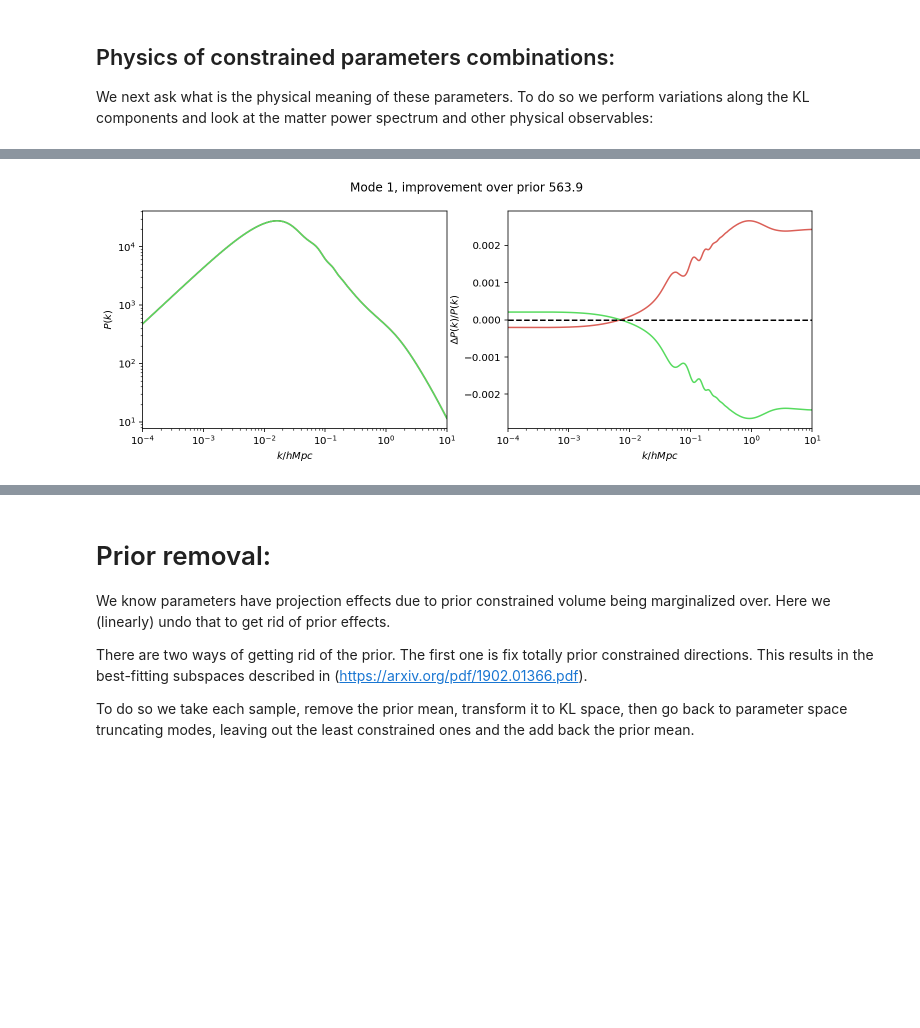
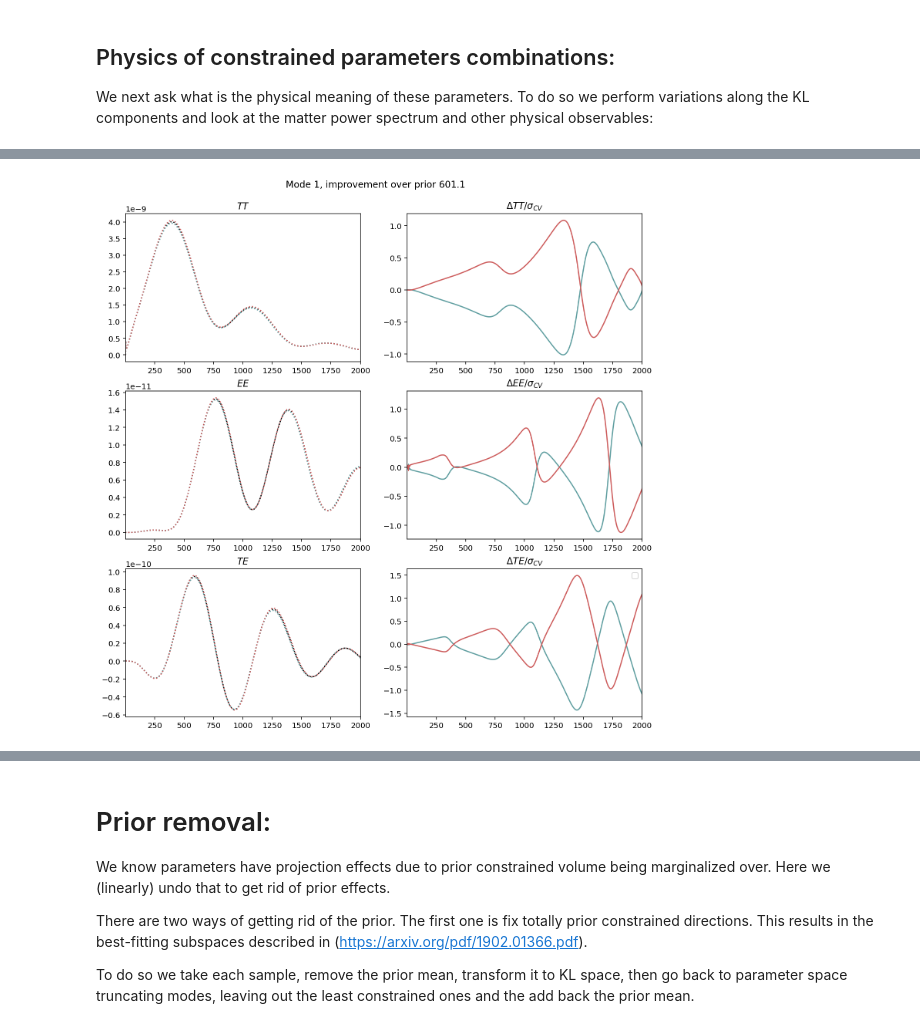
Before and after one commit to tdacunha/CosmoResearch, a Jupyter notebook: measured_parameters_Planck.ipynb, the cells around one changed output, grey strips where cells are left out. Drawn from its saved outputs; the diff is of its cells as text; code cells hidden in the pictures; blank space fills up the shorter version.

```diff
--- a/measured_parameters_Planck.ipynb
+++ b/measured_parameters_Planck.ipynb
@@ -95,7 +114,8 @@ This tells us that DES is measuging three cosmological parameters that we now tr
 
 Since the number of constrained parameters is reparametrization invariant we first use some of our physical intuition to change to a more suitable parameter basis and neglect $\tau$.
 # %%
-param_names = ['omegam', 'omegab', 'sigma8', 'ns', 'H0']
+#param_names = ['omegam', 'omegab', 'sigma8', 'ns', 'H0', 'tau']
+param_names = ['omegabh2', 'omegach2', 'logA', 'ns', 'H0', 'tau']
 # %% [markdown]
 We can plot these parameters:
 # %%
@@ -214,7 +253,7 @@ for i in range(len(param_names)-1):
                        for name in [KL_param_names[i], KL_param_names[j]]])
         ax.scatter(np.exp(m1), np.exp(m2), color='k')
         alpha = 3.*np.linspace(-1.,1.,100)
-        for k in range(3):
+        for k in range(6): #changed from 3
             ax.plot(np.exp(m1+alpha*param_directions[:,k][i]), np.exp(m2+alpha*param_directions[:,k][j]), color=sns.hls_palette(6)[k], label='Mode '+str(k+1))
 g.fig.legend(*ax.get_legend_handles_labels());
 # %% [output]
@@ -334,31 +398,82 @@ def camb_helper(params):
 mean_params = chain.getMeans(pars=[chain.index[name] for name in KL_param_names])
 mean_camb_pars = camb_helper(np.exp(mean_params))
 mean_results = camb.get_results(mean_camb_pars)
-kh, z, pk_ref = mean_results.get_matter_power_spectrum(minkh=1e-4, maxkh=10., npoints = 1000)
+
+pk_ref = mean_results.get_cmb_power_spectra(mean_camb_pars)['total']
+
+
 # now do parameter variations along the KL modes of the posterior with respect to the prior:
-for ind in range(3):
+for ind in range(6):
     # do a 2 sigma variation to see effects in the plots:
-    camb_pars_plus = camb_helper(np.exp(mean_params +1.*param_directions[:,ind]))
-    camb_pars_minus = camb_helper(np.exp(mean_params -1.*param_directions[:,ind]))
+    nsigma = 10.
+    camb_pars_plus = camb_helper(np.exp(mean_params +nsigma*param_directions[:,ind]))
+    camb_pars_minus = camb_helper(np.exp(mean_params -nsigma*param_directions[:,ind]))
     # compute camb power spectra:
     results_plus = camb.get_results(camb_pars_plus)
     results_minus = camb.get_results(camb_pars_minus)
-    _, _, pk_plus = results_plus.get_matter_power_spectrum(minkh=1e-4, maxkh=10., npoints = 1000)
-    _, _, pk_minus = results_minus.get_matter_power_spectrum(minkh=1e-4, maxkh=10., npoints = 1000)
+    #_, _, pk_plus = results_plus.get_matter_power_spectrum(minkh=1e-4, maxkh=10., npoints = 1000)
+    #_, _, pk_minus = results_minus.get_matter_power_spectrum(minkh=1e-4, maxkh=10., npoints = 1000)
+
+
+    pk_plus = results_plus.get_cmb_power_spectra(camb_pars_plus)['total']
+    pk_minus = results_minus.get_cmb_power_spectra(camb_pars_minus)['total']
+
+
     # plot:
-    fig, ax = plt.subplots(1,2, figsize = (12,4))
-    fig.suptitle('Mode '+str(ind+1)+', improvement over prior '+str(round(np.sqrt(KL_eig[ind]-1),1)))
-    ax[0].plot(kh, pk_ref[0], color='k')
-    ax[0].plot(kh, pk_plus[0], color=sns.hls_palette(6)[0])
-    ax[0].plot(kh, pk_minus[0], color=sns.hls_palette(6)[2])
-    ax[0].set_yscale('log')
-    ax[0].set_ylabel('$P(k)$')
-    ax[1].plot(kh, (pk_plus[0]-pk_ref[0])/pk_ref[0], color=sns.hls_palette(6)[0])
-    ax[1].plot(kh, (pk_minus[0]-pk_ref[0])/pk_ref[0], color=sns.hls_palette(6)[2])
-    ax[1].axhline(0., ls='--', color='k')
-    ax[1].set_ylabel('$\\Delta P(k)/ P(k)$')
-    for _ax in ax:
-        _ax.set_xlabel('$k/h Mpc$')
-        _ax.set_xscale('log')
-        _ax.set_xlim([np.amin(kh), np.amax(kh)])
+#     fig, ax = plt.subplots(1,2, figsize = (12,4))
+#     fig.suptitle('Mode '+str(ind+1)+', improvement over prior '+str(round(np.sqrt(KL_eig[ind]-1),1)))
+#     ax[0].plot(kh, pk_ref[0], color='k')
+#     ax[0].plot(kh, pk_plus[0], color=sns.hls_palette(6)[0])
+#     ax[0].plot(kh, pk_minus[0], color=sns.hls_palette(6)[2])
+#     ax[0].set_yscale('log')
+#     ax[0].set_ylabel('$P(k)$')
+#     ax[1].plot(kh, (pk_plus[0]-pk_ref[0])/pk_ref[0], color=sns.hls_palette(6)[0])
+#     ax[1].plot(kh, (pk_minus[0]-pk_ref[0])/pk_ref[0], color=sns.hls_palette(6)[2])
+#     ax[1].axhline(0., ls='--', color='k')
+#     ax[1].set_ylabel('$\\Delta P(k)/ P(k)$')
+#     for _ax in ax:
+#         _ax.set_xlabel('$k/h Mpc$')
+#         _ax.set_xscale('log')
+#         _ax.set_xlim([np.amin(kh), np.amax(kh)])
+
+    ls = np.arange(pk_plus.shape[0])
+    fig, ax = plt.subplots(3,2, figsize = (12,12))
+    fig.suptitle('Mode '+str(ind+1)+', improvement over prior '+str(round(np.sqrt(KL_eig[ind]-1),1)), y = .93)
+
+    # TT:
+    ax[0,0].plot(ls,pk_ref[:,0], color='k', ls = 'dotted', label = 'Ref')
+    ax[0,0].plot(ls,pk_plus[:,0], color='cadetblue', ls = 'dotted', label = 'Plus')
+    ax[0,0].plot(ls,pk_minus[:,0], color='indianred', ls = 'dotted', label = 'Minus')
+    ax[0,0].set_title(r'$TT$')
+
+    sigTT = np.sqrt(2/(2*ls + 1))*pk_ref[:,0]
+    ax[0,1].plot(ls,(pk_plus[:,0]-pk_ref[:,0])/sigTT, color='cadetblue', ls = 'solid')
+    ax[0,1].plot(ls,(pk_minus[:,0]-pk_ref[:,0])/sigTT, color='indianred', ls = 'solid')
+    ax[0,1].set_title(r'$\Delta TT$/$\sigma_{CV}$')
+
+    # EE:
+    ax[1,0].plot(ls,pk_ref[:,1], color='k', ls = 'dotted', label = 'Ref')
+    ax[1,0].plot(ls,pk_plus[:,1], color='cadetblue', ls = 'dotted', label = 'Plus')
+    ax[1,0].plot(ls,pk_minus[:,1], color='indianred', ls = 'dotted', label = 'Minus')
+    ax[1,0].set_title(r'$EE$')
+
+    sigEE = np.sqrt(2/(2*ls + 1))*pk_ref[:,1]
+    ax[1,1].plot(ls,(pk_plus[:,1]-pk_ref[:,1])/sigEE, color='cadetblue', ls = 'solid')
+    ax[1,1].plot(ls,(pk_minus[:,1]-pk_ref[:,1])/sigEE, color='indianred', ls = 'solid')
+    ax[1,1].set_title(r'$\Delta EE$/$\sigma_{CV}$')
+
+    # TE:
+    ax[2,0].plot(ls,pk_ref[:,3], color='k', ls = 'dotted', label = 'Ref')
+    ax[2,0].plot(ls,pk_plus[:,3], color='cadetblue', ls = 'dotted', label = 'Plus')
+    ax[2,0].plot(ls,pk_minus[:,3], color='indianred', ls = 'dotted', label = 'Minus')
+    ax[2,0].set_title(r'$TE$');
+
+    sigTE = np.sqrt(1/(2*ls + 1))*np.sqrt((pk_ref[:,0]*pk_ref[:,1])+((pk_ref[:,3])**2))
+    ax[2,1].plot(ls,(pk_plus[:,3]-pk_ref[:,3])/sigTE, color='cadetblue', ls = 'solid')
+    ax[2,1].plot(ls,(pk_minus[:,3]-pk_ref[:,3])/sigTE, color='indianred', ls = 'solid')
+    ax[2,1].set_title(r'$\Delta TE$/$\sigma_{CV}$')
+
+    for ax in ax.reshape(-1): ax.set_xlim([2,2000])
+    plt.legend()
+    plt.show()
 # %% [output]
@@ -365 +481 @@ for ind in range(3):
-[figure, old version]
+[figure, new version]
```
Also changed, not shown: parts of 13 cells of this notebook.
